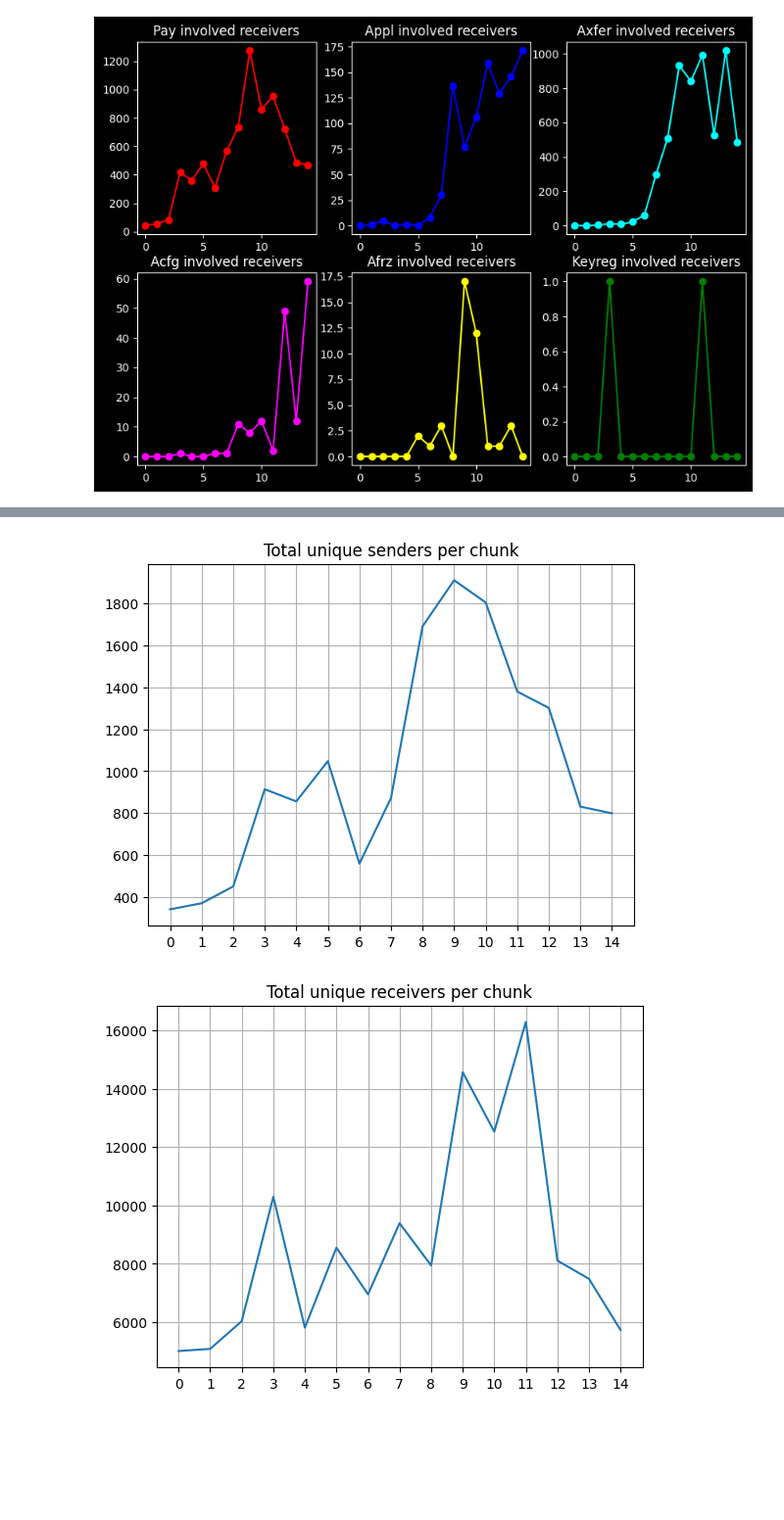
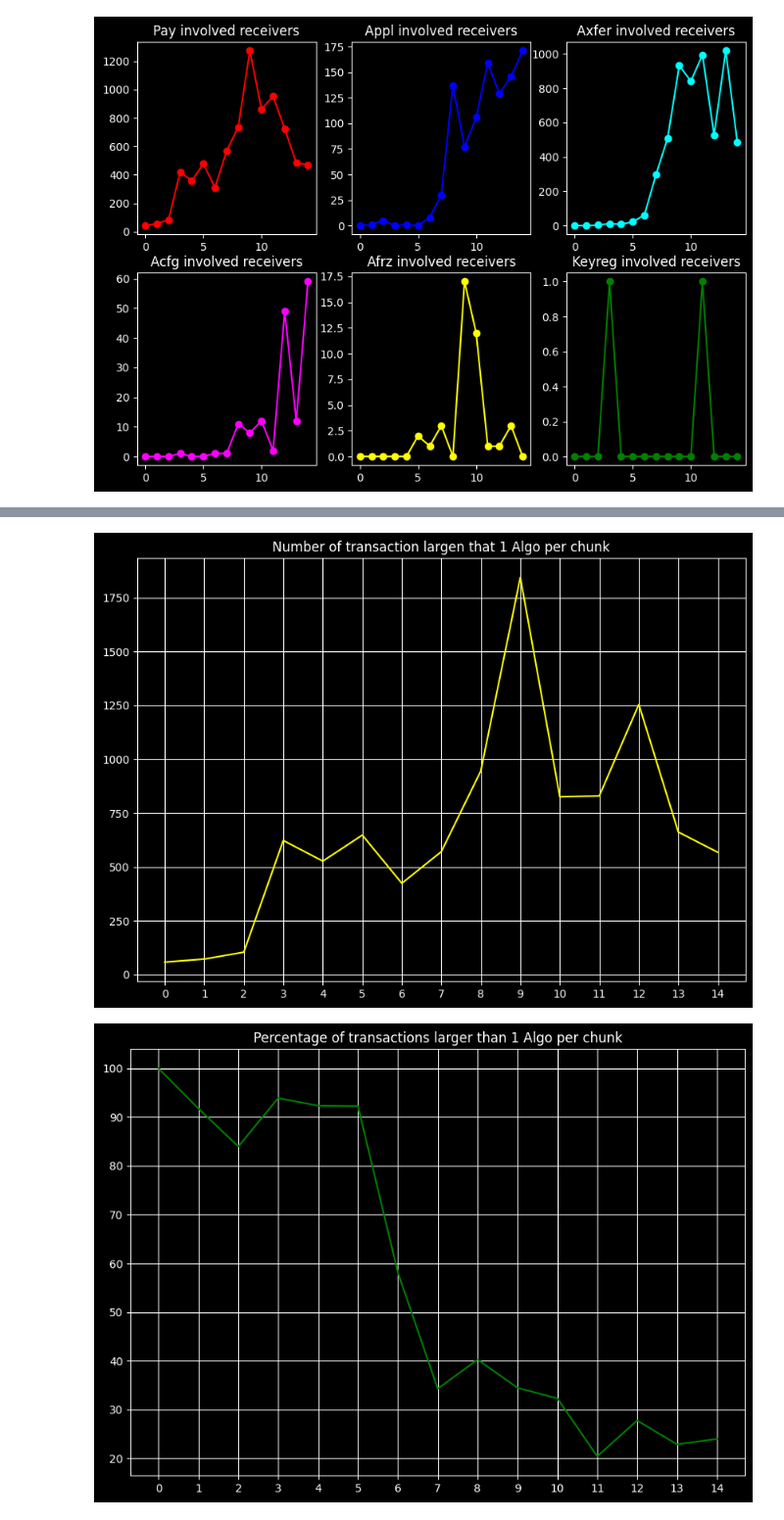
Before and after one commit to juanmir227/Algo-Research, a Jupyter notebook: data_exploration/lists_exploration.ipynb, the cells around one changed output, grey strips where cells are left out. Shown at 98% size. Saved outputs shown, nothing was run; the diff lists cells and outputs as text; code cells hidden in the pictures; blank space fills up the shorter version.

```diff
--- a/data_exploration/lists_exploration.ipynb
+++ b/data_exploration/lists_exploration.ipynb
@@ -409,15 +522,15 @@ Text(0.5, 1.0, 'Mean amount of algo sent per block per chunk')
 # %%
-sb.lineplot(np.array(total_sender_number))
+sb.lineplot(np.array(more_than_one_algo), color = 'yellow')
 plt.xticks(np.arange(0,15, step = 1))
 plt.grid(True)
-plt.title('Total unique senders per chunk')
+plt.title('Number of transaction largen that 1 Algo per chunk')
 plt.show()
 
-sb.lineplot(np.array(total_receiver_number))
+sb.lineplot(np.array(more_than_one_algo_percentage), color = 'green')
 plt.xticks(np.arange(0,15, step = 1))
 plt.grid(True)
-plt.title('Total unique receivers per chunk')
+plt.title('Percentage of transactions larger than 1 Algo per chunk')
 plt.show()
 # %% [output]
-[figure, old version]
+[figure, new version]
-[figure, old version]
+[figure, new version]
```
Also changed, not shown: parts of 27 cells of this notebook, 4 other files.
